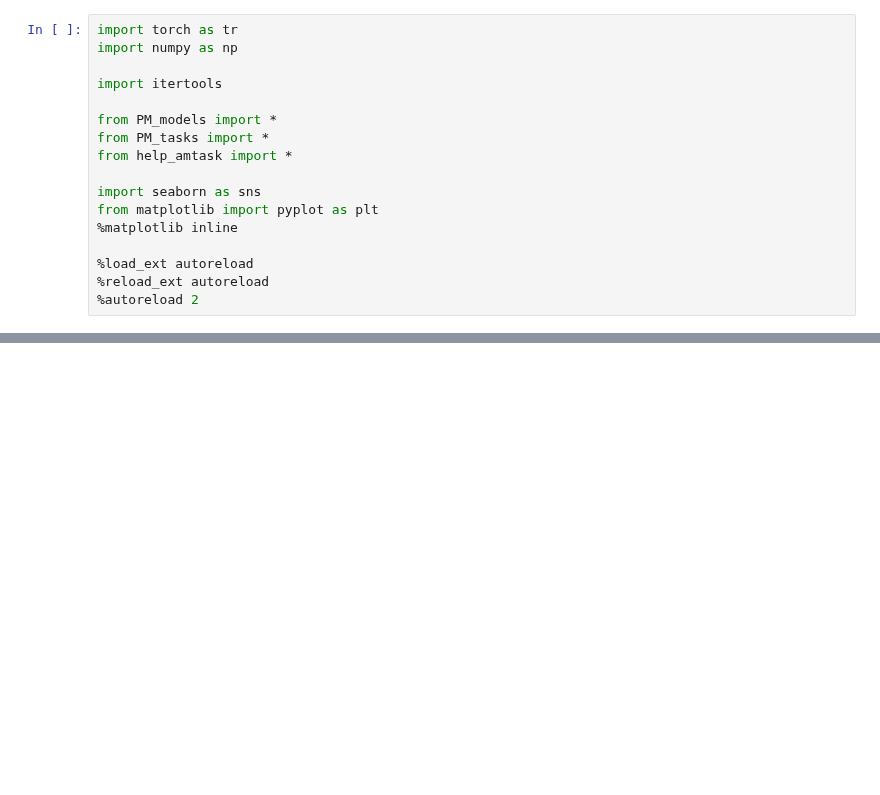
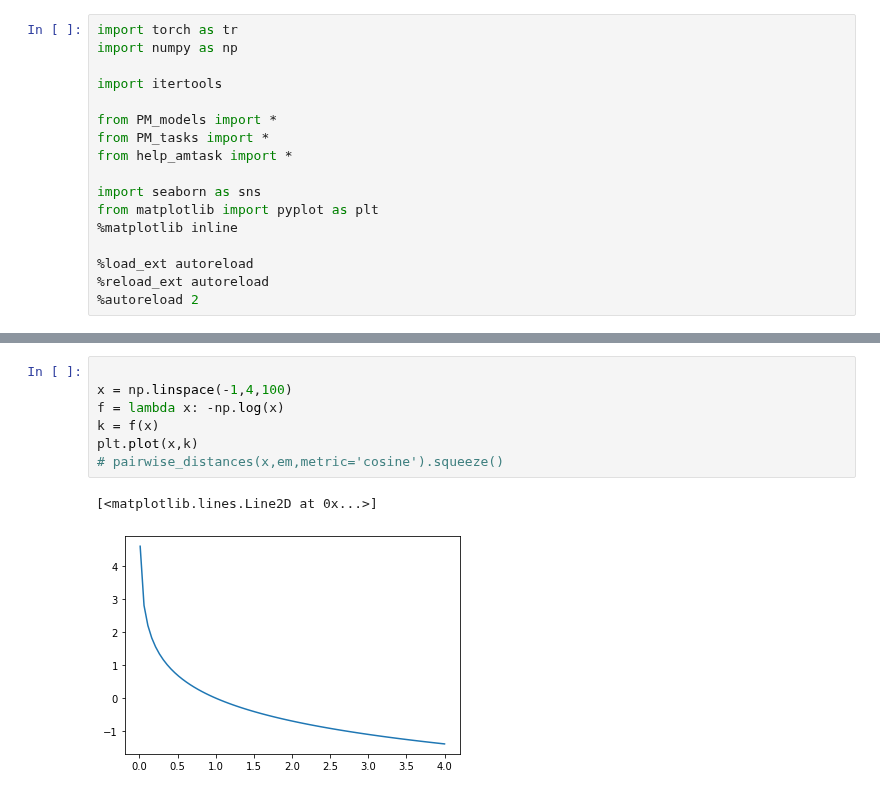
Before and after one commit to andrebeu/PM, a Jupyter notebook: amtask-barcode2.ipynb, the cells around one changed output, grey strips where cells are left out. Saved outputs shown, nothing was run; the diff lists cells and outputs as text; blank space fills up the shorter version.

```diff
--- a/amtask-barcode2.ipynb
+++ b/amtask-barcode2.ipynb
@@ -62,0 +159,10 @@ for tr_trac in trac.T:
+# %%
+
+x = np.linspace(-1,4,100)
+f = lambda x: -np.log(x)
+k = f(x)
+plt.plot(x,k)
+# pairwise_distances(x,em,metric='cosine').squeeze()
+# %% [output]
+[<matplotlib.lines.Line2D at 0x...>]
+[figure, added]
```
Also changed, not shown: parts of 14 cells of this notebook, 13 other files.
